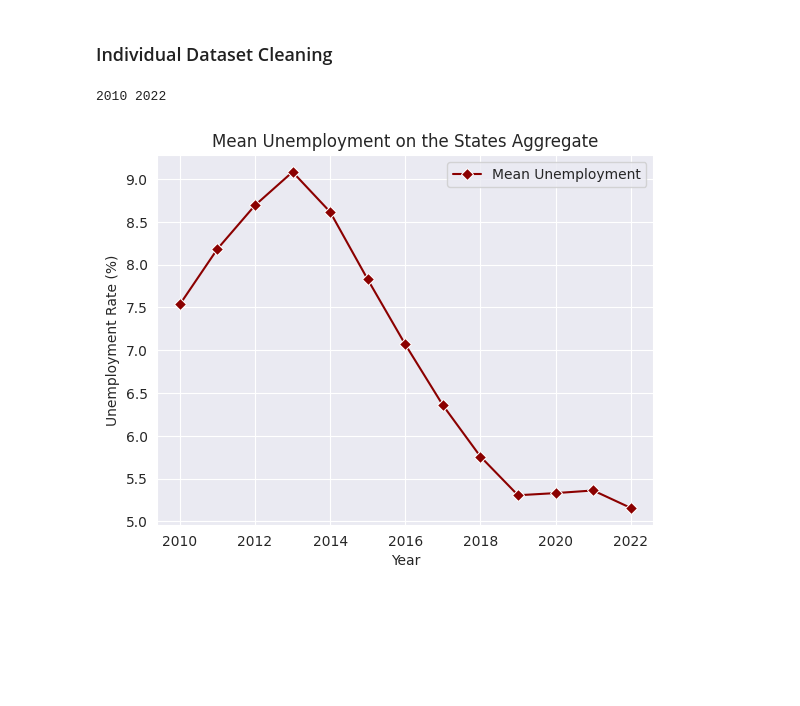
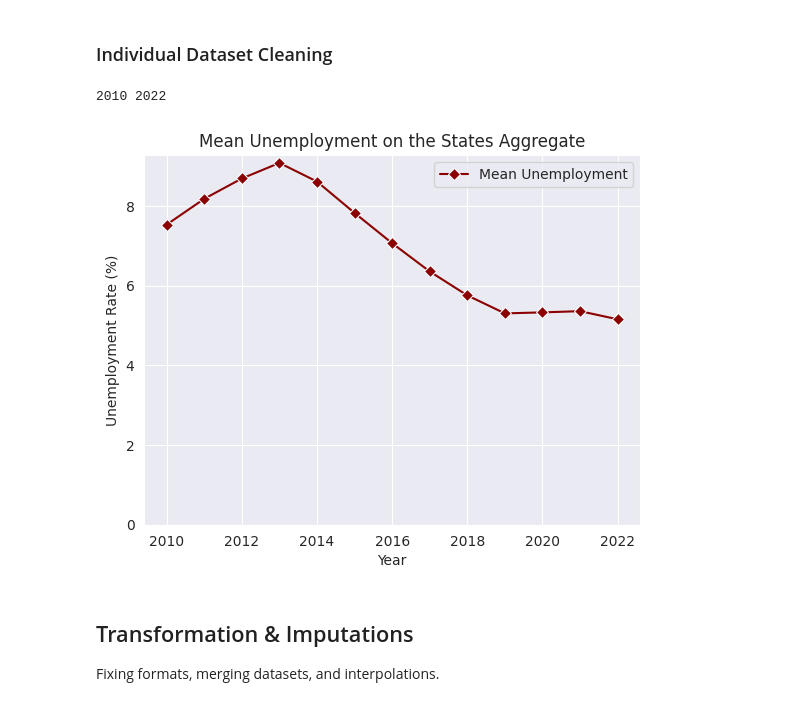
Before and after one commit to arjashok/2024-Summer-Datathon, a Jupyter notebook: src/explore.ipynb, the cells around one changed output. Drawn from its saved outputs; the diff is of its cells as text; code cells hidden in the pictures; blank space fills up the shorter version.

```diff
--- a/src/explore.ipynb
+++ b/src/explore.ipynb
@@ -239,33 +239,38 @@ df["unemployment_rate"] = df["unemployment_rate"].str[:-1]
 df["percent_error"] = df["percent_error"].str[1:]                               # remove +- sign
 
 for col, dtype in keep_cols_dtype.items():
     df[col] = df[col].astype(dtype)
 
 ## sort values for visual inspection
 df.sort_values(by=["year", "state"], inplace=True)
 
 # update in lookup & export for easy access
-dfs["economics"] = df
+dfs["economic"] = df
+save_path = Path().cwd().parent / "cleaned-datasets" / f"economic_data.csv"
 df.to_csv(
-    Path().cwd().parent / "cleaned-datasets" / f"economic_data.csv",
+    save_path,
     index=False
 )
 
 ## grab min and max months for timeline augmentation
 print(df["year"].min(), df["year"].max())
 
 ## quick graph to visualize
 avg_unemployment = df.groupby("year")["unemployment_rate"].mean().reset_index()
 sns.set_style("darkgrid")
 sns.lineplot(
     avg_unemployment, x="year", y="unemployment_rate", marker="D",
     label="Mean Unemployment", color="darkred"
 )
 plt.title("Mean Unemployment on the States Aggregate")
 plt.xlabel("Year")
 plt.ylabel("Unemployment Rate (%)")
+plt.ylim(bottom=0.0)
 plt.legend()
 plt.show()
 # %% [output]
 2010 2022
-[figure, old version]
+[figure, new version]
+# %% [markdown]
+## Transformation & Imputations
+Fixing formats, merging datasets, and interpolations.
```
Also changed, not shown: parts of 2 cells of this notebook, 2 other files.
